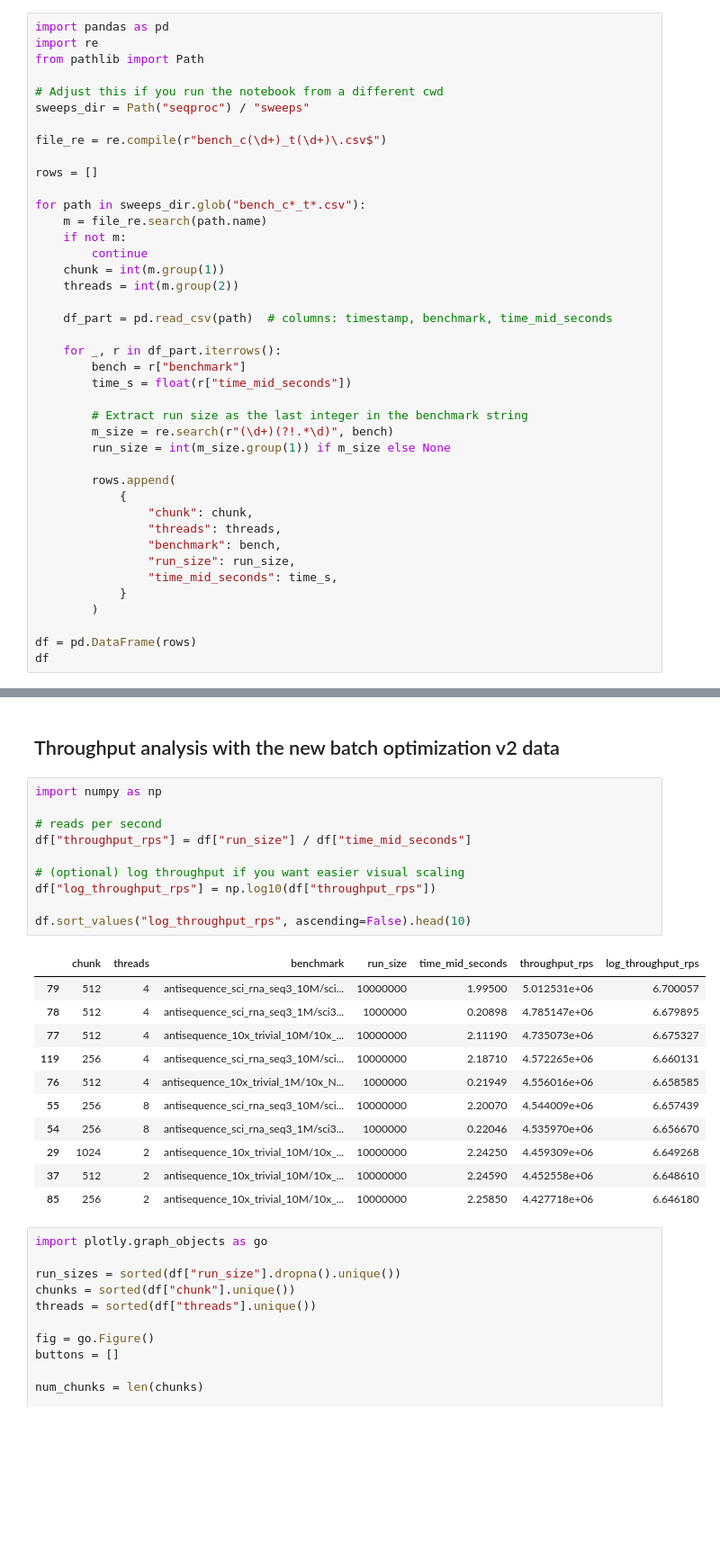
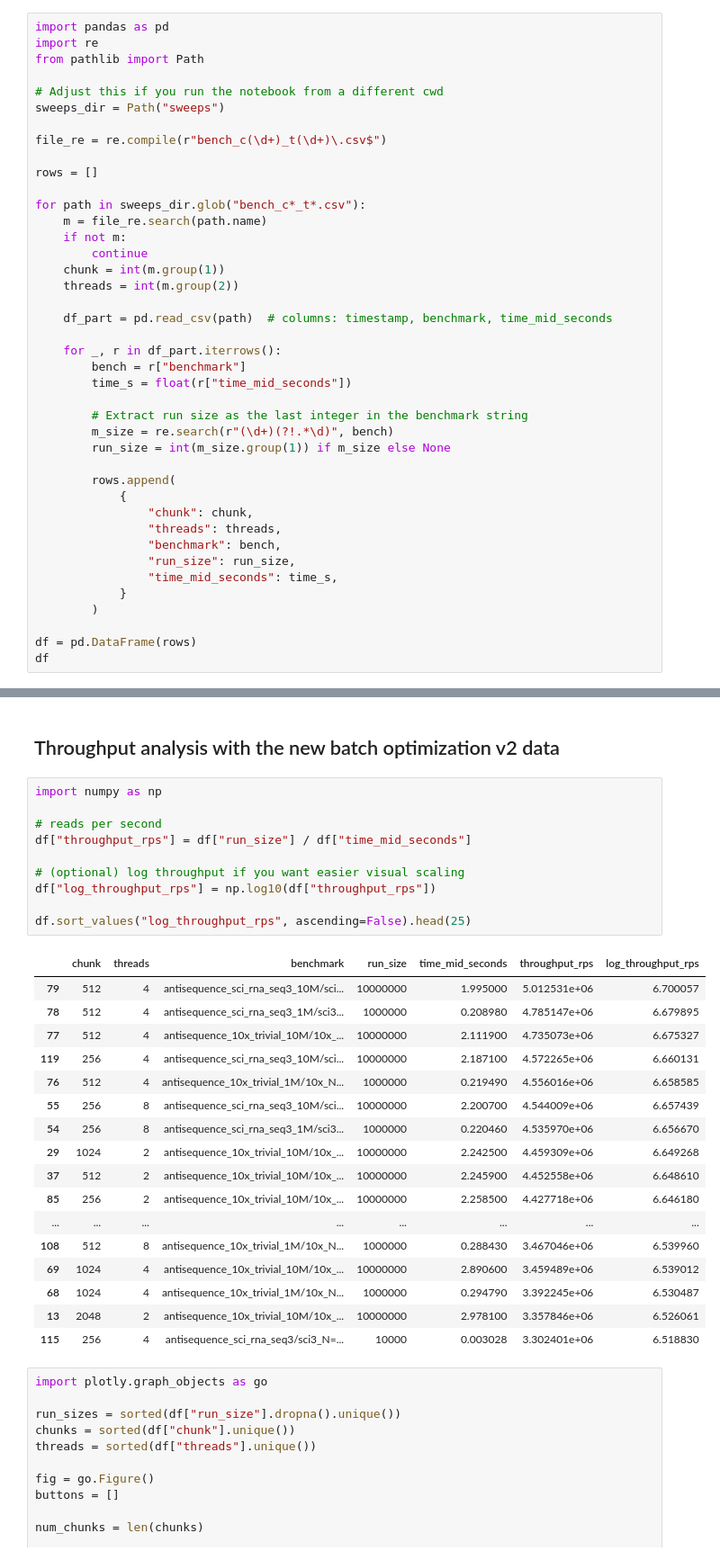
Before and after one commit to COMBINE-lab/seqproc, a Jupyter notebook: compare.ipynb, the cells around one changed output, grey strips where cells are left out. Shown at 90% size. Saved outputs shown, nothing was run; the diff lists cells and outputs as text; blank space fills up the shorter version.

```diff
--- a/compare.ipynb
+++ b/compare.ipynb
@@ -413,7 +413,7 @@ import re
 from pathlib import Path
 
 # Adjust this if you run the notebook from a different cwd
-sweeps_dir = Path("seqproc") / "sweeps"
+sweeps_dir = Path("sweeps")
 
 file_re = re.compile(r"bench_c(\d+)_t(\d+)\.csv$")
 
@@ -869,25 +875,31 @@ fig.show()
 # %%
 import numpy as np
 
 # reads per second
 df["throughput_rps"] = df["run_size"] / df["time_mid_seconds"]
 
 # (optional) log throughput if you want easier visual scaling
 df["log_throughput_rps"] = np.log10(df["throughput_rps"])
 
-df.sort_values("log_throughput_rps", ascending=False).head(10)
+df.sort_values("log_throughput_rps", ascending=False).head(25)
 # %% [output]
 |  | chunk | threads | benchmark | run_size | time_mid_seconds | throughput_rps | log_throughput_rps |
-| 79 | 512 | 4 | antisequence_sci_rna_seq3_10M/sci... | 10000000 | 1.99500 | 5.012531e+06 | 6.700057 |
-| 78 | 512 | 4 | antisequence_sci_rna_seq3_1M/sci3... | 1000000 | 0.20898 | 4.785147e+06 | 6.679895 |
-| 77 | 512 | 4 | antisequence_10x_trivial_10M/10x_... | 10000000 | 2.11190 | 4.735073e+06 | 6.675327 |
-| 119 | 256 | 4 | antisequence_sci_rna_seq3_10M/sci... | 10000000 | 2.18710 | 4.572265e+06 | 6.660131 |
-| 76 | 512 | 4 | antisequence_10x_trivial_1M/10x_N... | 1000000 | 0.21949 | 4.556016e+06 | 6.658585 |
-| 55 | 256 | 8 | antisequence_sci_rna_seq3_10M/sci... | 10000000 | 2.20070 | 4.544009e+06 | 6.657439 |
-| 54 | 256 | 8 | antisequence_sci_rna_seq3_1M/sci3... | 1000000 | 0.22046 | 4.535970e+06 | 6.656670 |
-| 29 | 1024 | 2 | antisequence_10x_trivial_10M/10x_... | 10000000 | 2.24250 | 4.459309e+06 | 6.649268 |
-| 37 | 512 | 2 | antisequence_10x_trivial_10M/10x_... | 10000000 | 2.24590 | 4.452558e+06 | 6.648610 |
-| 85 | 256 | 2 | antisequence_10x_trivial_10M/10x_... | 10000000 | 2.25850 | 4.427718e+06 | 6.646180 |
+| 79 | 512 | 4 | antisequence_sci_rna_seq3_10M/sci... | 10000000 | 1.995000 | 5.012531e+06 | 6.700057 |
+| 78 | 512 | 4 | antisequence_sci_rna_seq3_1M/sci3... | 1000000 | 0.208980 | 4.785147e+06 | 6.679895 |
+| 77 | 512 | 4 | antisequence_10x_trivial_10M/10x_... | 10000000 | 2.111900 | 4.735073e+06 | 6.675327 |
+| 119 | 256 | 4 | antisequence_sci_rna_seq3_10M/sci... | 10000000 | 2.187100 | 4.572265e+06 | 6.660131 |
+| 76 | 512 | 4 | antisequence_10x_trivial_1M/10x_N... | 1000000 | 0.219490 | 4.556016e+06 | 6.658585 |
+| 55 | 256 | 8 | antisequence_sci_rna_seq3_10M/sci... | 10000000 | 2.200700 | 4.544009e+06 | 6.657439 |
+| 54 | 256 | 8 | antisequence_sci_rna_seq3_1M/sci3... | 1000000 | 0.220460 | 4.535970e+06 | 6.656670 |
+| 29 | 1024 | 2 | antisequence_10x_trivial_10M/10x_... | 10000000 | 2.242500 | 4.459309e+06 | 6.649268 |
+| 37 | 512 | 2 | antisequence_10x_trivial_10M/10x_... | 10000000 | 2.245900 | 4.452558e+06 | 6.648610 |
+| 85 | 256 | 2 | antisequence_10x_trivial_10M/10x_... | 10000000 | 2.258500 | 4.427718e+06 | 6.646180 |
+| ... | ... | ... | ... | ... | ... | ... | ... |
+| 108 | 512 | 8 | antisequence_10x_trivial_1M/10x_N... | 1000000 | 0.288430 | 3.467046e+06 | 6.539960 |
+| 69 | 1024 | 4 | antisequence_10x_trivial_10M/10x_... | 10000000 | 2.890600 | 3.459489e+06 | 6.539012 |
+| 68 | 1024 | 4 | antisequence_10x_trivial_1M/10x_N... | 1000000 | 0.294790 | 3.392245e+06 | 6.530487 |
+| 13 | 2048 | 2 | antisequence_10x_trivial_10M/10x_... | 10000000 | 2.978100 | 3.357846e+06 | 6.526061 |
+| 115 | 256 | 4 | antisequence_sci_rna_seq3/sci3_N=... | 10000 | 0.003028 | 3.302401e+06 | 6.518830 |
 # %%
 import plotly.graph_objects as go
 
```
Also changed, not shown: parts of 12 cells of this notebook.
